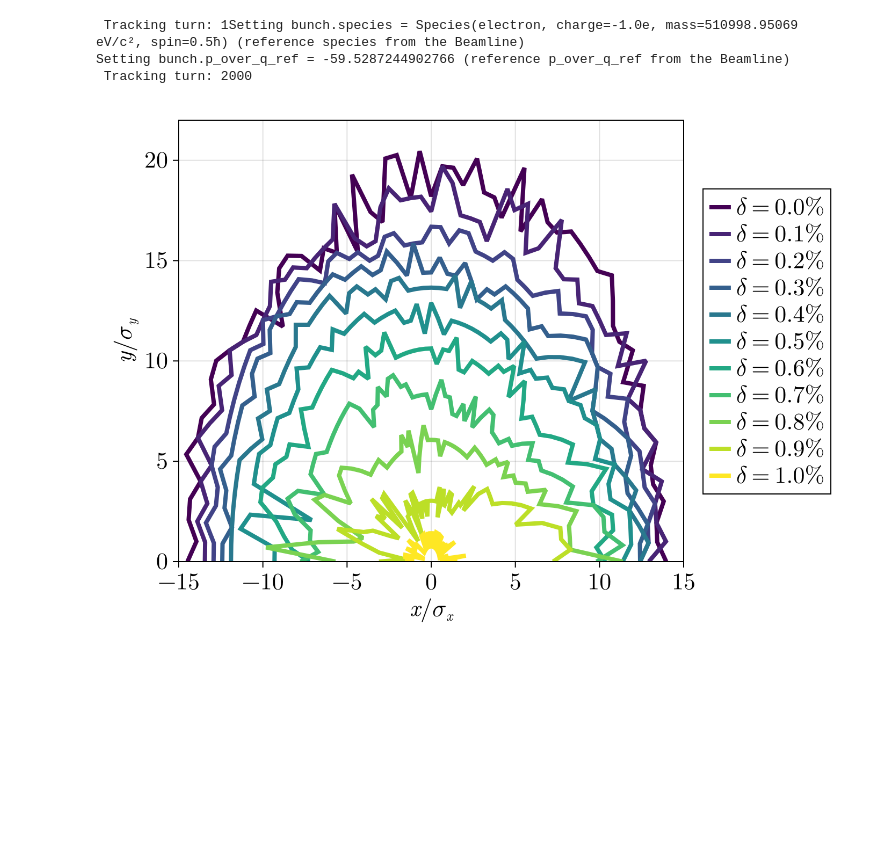
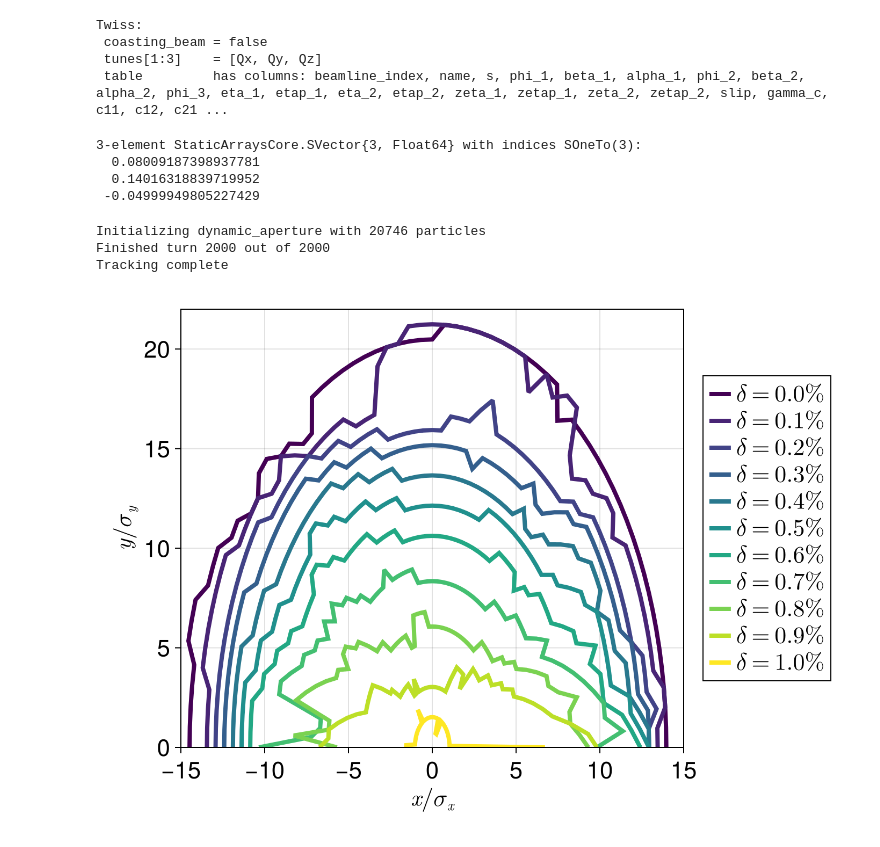
Before and after one commit to bmad-sim/SciBmad.jl, a Jupyter notebook: examples/julia/dynamic-aperture.ipynb, the cells around one changed output. Saved outputs shown, nothing was run; the diff lists cells and outputs as text; code cells hidden in the pictures; blank space fills up the shorter version.

```diff
--- a/examples/julia/dynamic-aperture.ipynb
+++ b/examples/julia/dynamic-aperture.ipynb
@@ -24,10 +11,0 @@ tw.tunes
-# %%
-# Plot the orbit:
-set_theme!(theme_latexfonts())
-
-f = Figure(fontsize=22, size=(800,400));
-ax = Axis(f[1, 1], xlabel="s [m]", ylabel="Orbit [mm]");
-lines!(ax, t.s, t.orbit_x.*10^3, label=L"x");
-lines!(ax, t.s, t.orbit_y.*10^3, label=L"y");
-axislegend(position=:rt);
-display(f);
@@ -98,17 +11,0 @@ Bunch{Float64, Float64, BeamTracking.Coords{Vector{UInt8}, Matrix{Float64}, Noth
-# %%
-foreach(t->t.tracking_method=Yoshida(order=2, radiation_damping_on=true, radiation_fluctuations_on=true), ring.line)
-#@time begin
-N_turns = 2000
-for i in 1:N_turns
-    print("\r Tracking turn: $i")
-    flush(stdout)
-    track!(b0, ring)
-end
-writedlm("state.dlm", b0.coords.state)
-writedlm("v.dlm", b0.coords.v)
-println()
-#end
-# %% [output]
- Tracking turn: 1Setting bunch.species = Species(electron, charge=-1.0e, mass=510998.95069 eV/c², spin=0.5ħ) (reference species from the Beamline)
-Setting bunch.p_over_q_ref = -59.5287244902766 (reference p_over_q_ref from the Beamline)
- Tracking turn: 2000
@@ -152,11 +12,43 @@ end
+# %%
+tw = twiss(ring)
+# %% [output]
+Twiss:
+ coasting_beam = false
+ tunes[1:3]    = [Qx, Qy, Qz]
+ table         has columns: beamline_index, name, s, phi_1, beta_1, alpha_1, phi_2, beta_2, alpha_2, phi_3, eta_1, etap_1, eta_2, etap_2, zeta_1, zetap_1, zeta_2, zetap_2, slip, gamma_c, c11, c12, c21 ...
+# %%
+tw.tunes
+# %% [output]
+3-element StaticArraysCore.SVector{3, Float64} with indices SOneTo(3):
+  0.08009187398937781
+  0.14016318839719952
+ -0.04999949805227429
+# %%
+x_norm_da, y_norm_da = dynamic_aperture(
+    ring;
+    n_turns = 2000,
+    emit_1  = 30e-9,
+    emit_2  = 15e-9,
+    emit_3  = 7.30474E-06,
+    n_r     = 30,
+    n_theta = 65,
+    max_sig_x = 15,
+    max_sig_y = 22,
+    deltas = (0:0.1:1).*10^-2,
+    output_file="beam.txt",
+);
+# %% [output]
+Initializing dynamic_aperture with 20746 particles
+Finished turn 2000 out of 2000
+Tracking complete
 # %%
 f2 = Figure(fontsize=22, size=(700,500));
 ax = Axis(f2[1, 1], xlabel=L"x/\sigma_x", ylabel=L"y/\sigma_y", limits=(-15,15,0,22))
-
+deltas = (0:0.1:1).*10^-2
 for i in 1:length(deltas)
     lines!(x_norm_da[:,i], y_norm_da[:,i], linewidth=4, color=i, colorrange=(1,11), label=L"\delta=%$(round(deltas[i]*10^2; sigdigits=1))\%")
 end
-f2[1,2] = Legend(f2, ax)
+Legend(f2[1, 2], ax)
 display(f2);
 # %% [output]
-[figure, old version]
+[figure, new version]
```
Also changed, not shown: parts of 9 cells of this notebook, 8 other files.
